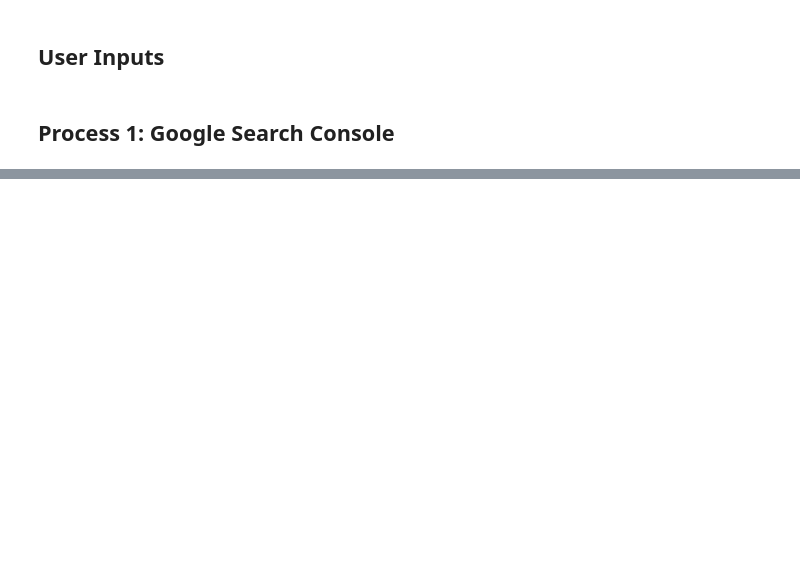
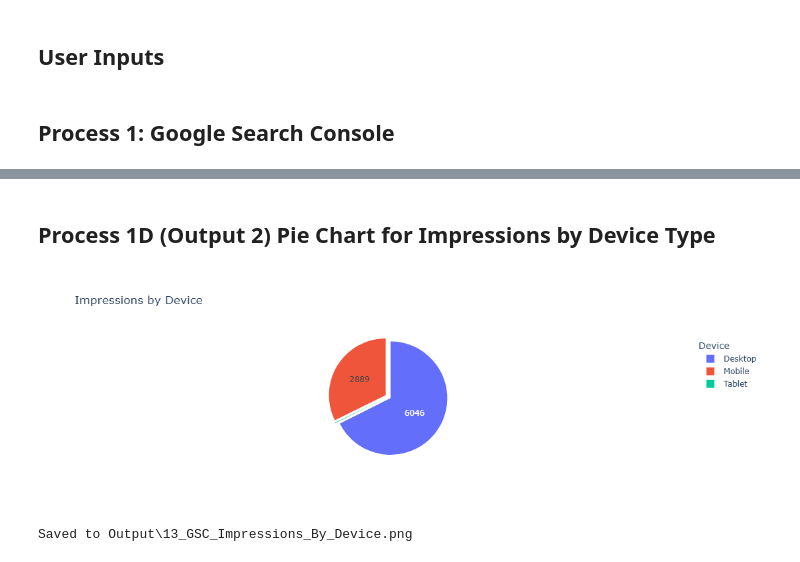
Before and after one commit to samjoshuacs/jemreports, a Jupyter notebook: system.ipynb, the cells around one changed output, grey strips where cells are left out. Cells and saved outputs as stored; diff of their text form; code cells hidden in the pictures; blank space fills up the shorter version.

```diff
--- a/system.ipynb
+++ b/system.ipynb
@@ -165,0 +370,42 @@ Saved to Output/Top_15_Queries_By_Impressions.csv
+# %% [markdown]
+## Process 1D (Output 2) Pie Chart for Impressions by Device Type
+# %%
+def plot_impressions_by_device(output_folder=".", save_charts=False):
+
+    # Process
+    fig = px.pie(
+        df_devices,
+        names="Device",
+        values="Impressions",
+        title="Impressions by Device",
+        hole=0,
+    )
+
+    fig.update_traces(
+        textinfo='value',
+        textposition='inside',
+        pull=[0.05]*len(df_devices),
+        insidetextorientation='auto',
+        showlegend=True
+    )
+
+    fig.update_layout(
+        uniformtext_minsize=12,
+        uniformtext_mode='hide',
+        legend_title_text="Device",
+    )
+
+    # Print Results
+    fig.show()
+
+    # Save Chart
+    if save_charts:
+        os.makedirs(output_folder, exist_ok=True)
+        file_path = os.path.join(output_folder, "13_GSC_Impressions_By_Device.png")
+        fig.write_image(file_path)
+        print(f"Saved to {file_path}")
+
+plot_impressions_by_device(output_folder="Output", save_charts=True)
+# %% [output]
+[figure, added]
+Saved to Output\13_GSC_Impressions_By_Device.png
```
Also changed, not shown: parts of 21 cells of this notebook, 3 other files.
